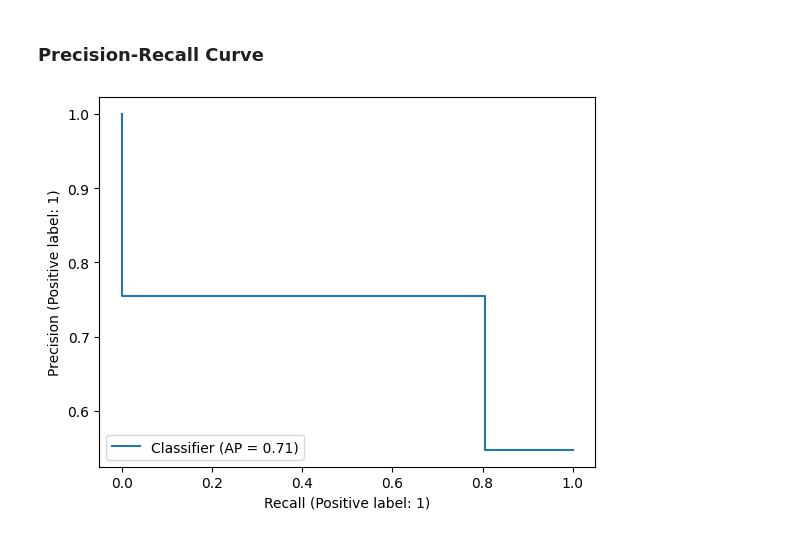
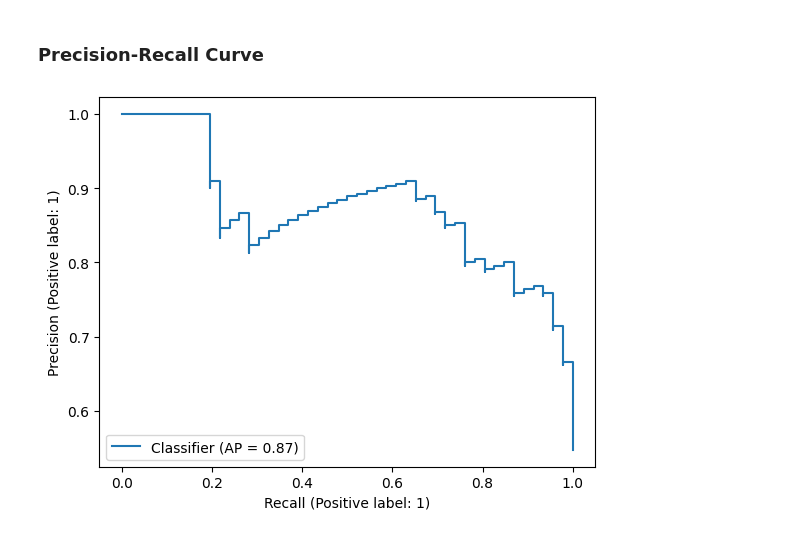
Before and after one commit to NickStrauch13/aipi520_repo, a Jupyter notebook: week2/Classification_metrics.ipynb, the cells around one changed output. Saved outputs shown, nothing was run; the diff lists cells and outputs as text; code cells hidden in the pictures.

```diff
--- a/week2/Classification_metrics.ipynb
+++ b/week2/Classification_metrics.ipynb
@@ -136,7 +139,7 @@ plt.show()
 # %%
 # Plot the precision-recall curve
 from sklearn.metrics import PrecisionRecallDisplay
-PrecisionRecallDisplay.from_predictions(y_true, y_pred)
+PrecisionRecallDisplay.from_predictions(y_test, test_preds_prob1)
 plt.show()
 # %% [output]
-[figure, old version]
+[figure, new version]
```
Also changed, not shown: parts of 7 cells of this notebook.
